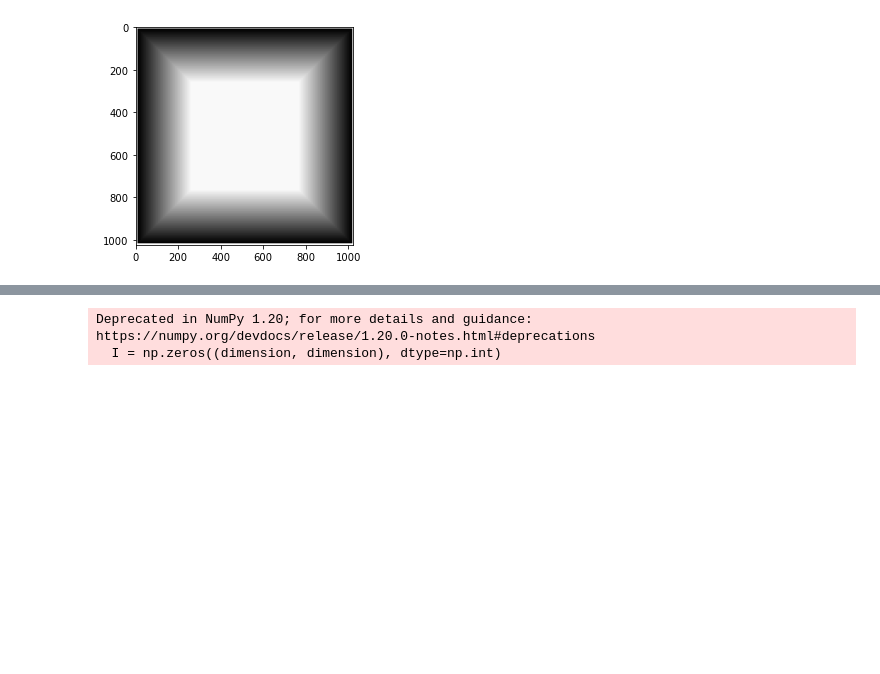
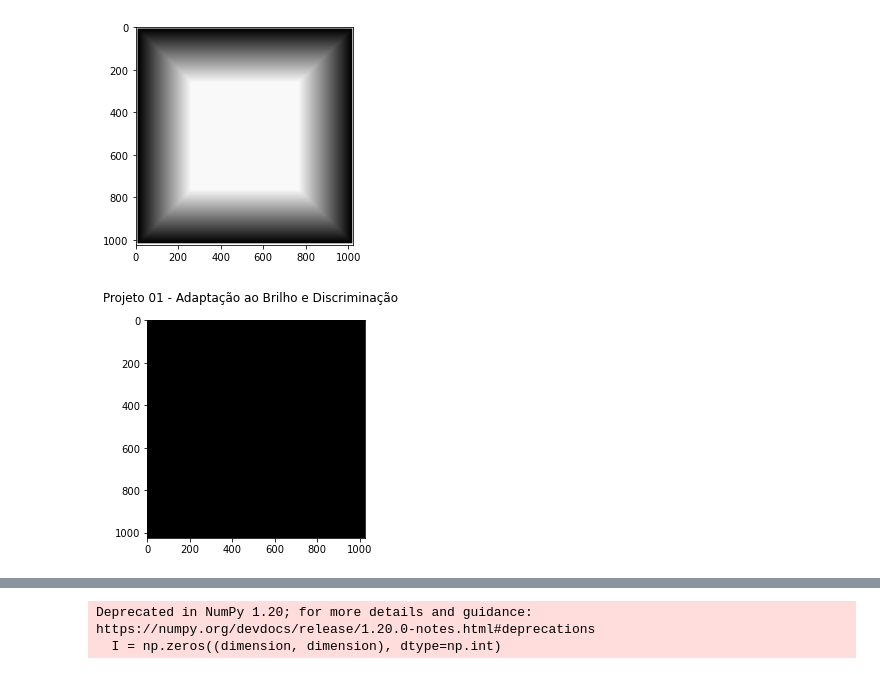
Before and after one commit to alcantaraf/PDI_2021_2, a Jupyter notebook: 02_Trabalhos_Individuais/Projeto_1/p1_tests.ipynb, the cells around one changed output, grey strips where cells are left out. Saved outputs shown, nothing was run; the diff lists cells and outputs as text; code cells hidden in the pictures; blank space fills up the shorter version.

Commit message:
Desenvolvimento projeto 1

```diff
--- a/02_Trabalhos_Individuais/Projeto_1/p1_tests.ipynb
+++ b/02_Trabalhos_Individuais/Projeto_1/p1_tests.ipynb
@@ -38,3 +25,14 @@ button.on_click(on_button_clicked)
+# %%
+image_height = 1024
+image_width = 1024
+img = np.full((image_height, image_width, 3),0,dtype = np.uint8)
+
+fig, ax = plt.subplots()
+fig.suptitle("Projeto 01 - Adaptação ao Brilho e Discriminação")
+ax.imshow(img)
+plt.draw()
+# %% [output]
+[figure, added]
 # %%
 a = input()
 # %%
```
Also changed, not shown: parts of 10 cells of this notebook, 13 other files.
